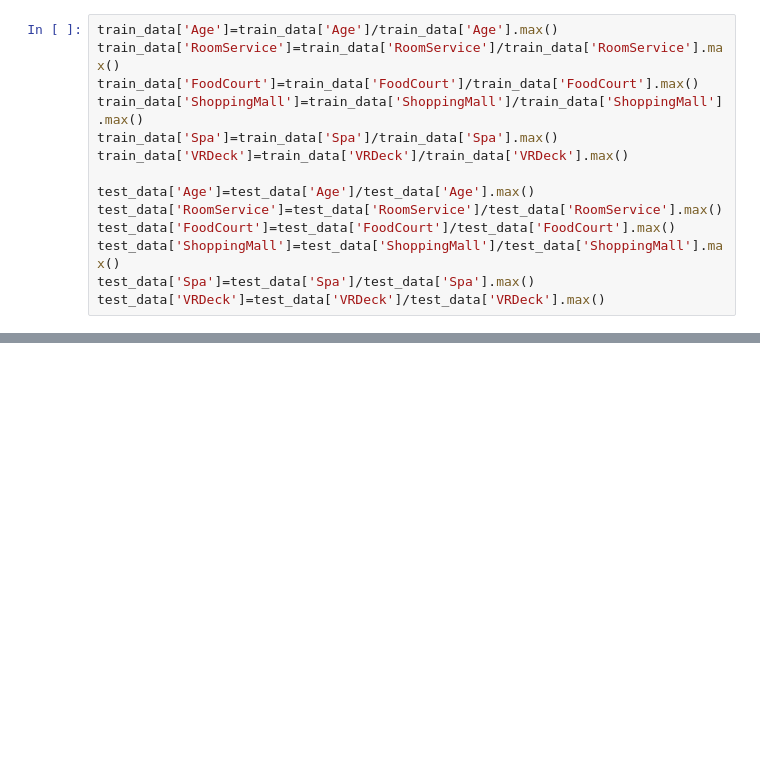
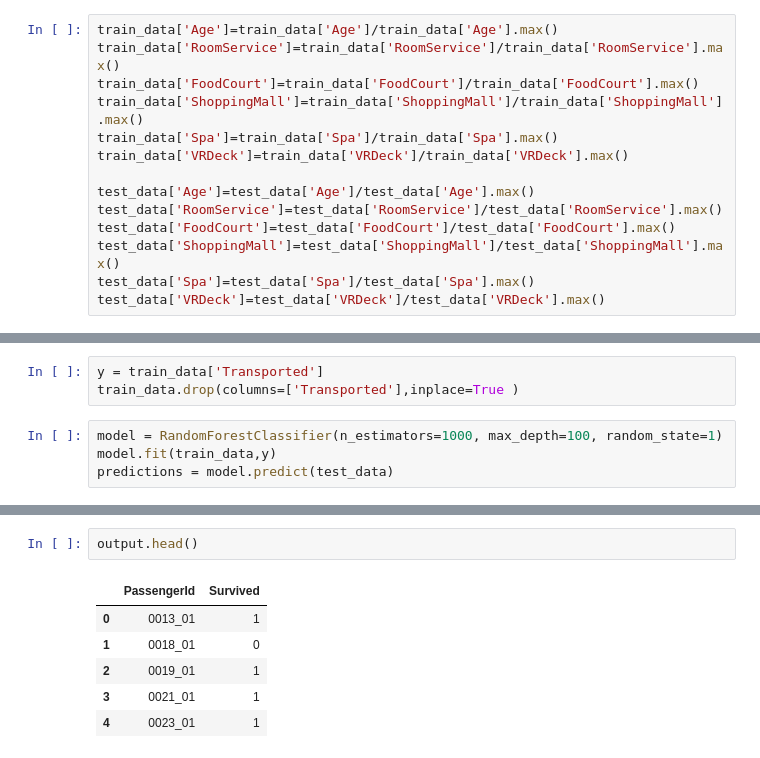
Before and after one commit to CarlosHenriqueMatos/Kaggle, a Jupyter notebook: Spaceship Titanic.ipynb, the cells around one changed output, grey strips where cells are left out. Drawn from its saved outputs; the diff is of its cells as text; blank space fills up the shorter version.

```diff
--- a/Spaceship Titanic.ipynb
+++ b/Spaceship Titanic.ipynb
@@ -269,0 +270,7 @@ test_data
+# %%
+y = train_data['Transported']
+train_data.drop(columns=['Transported'],inplace=True )
+# %%
+model = RandomForestClassifier(n_estimators=1000, max_depth=100, random_state=1)
+model.fit(train_data,y)
+predictions = model.predict(test_data)
@@ -269,0 +283,9 @@ test_data
+# %%
+output.head()
+# %% [output]
+|  | PassengerId | Survived |
+| 0 | 0013_01 | 1 |
+| 1 | 0018_01 | 0 |
+| 2 | 0019_01 | 1 |
+| 3 | 0021_01 | 1 |
+| 4 | 0023_01 | 1 |
```
Also changed, not shown: parts of 4 cells of this notebook.
